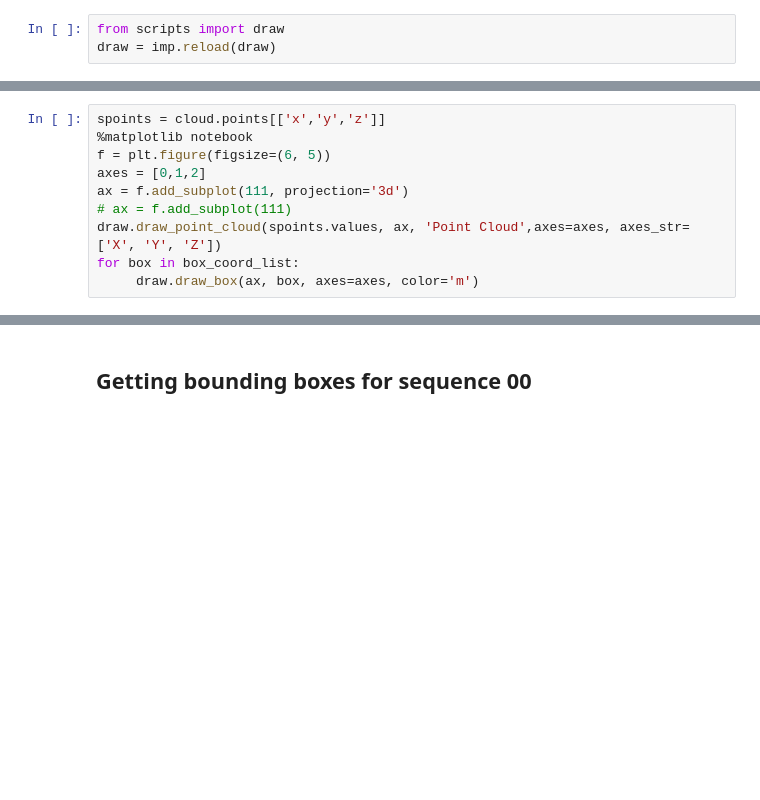
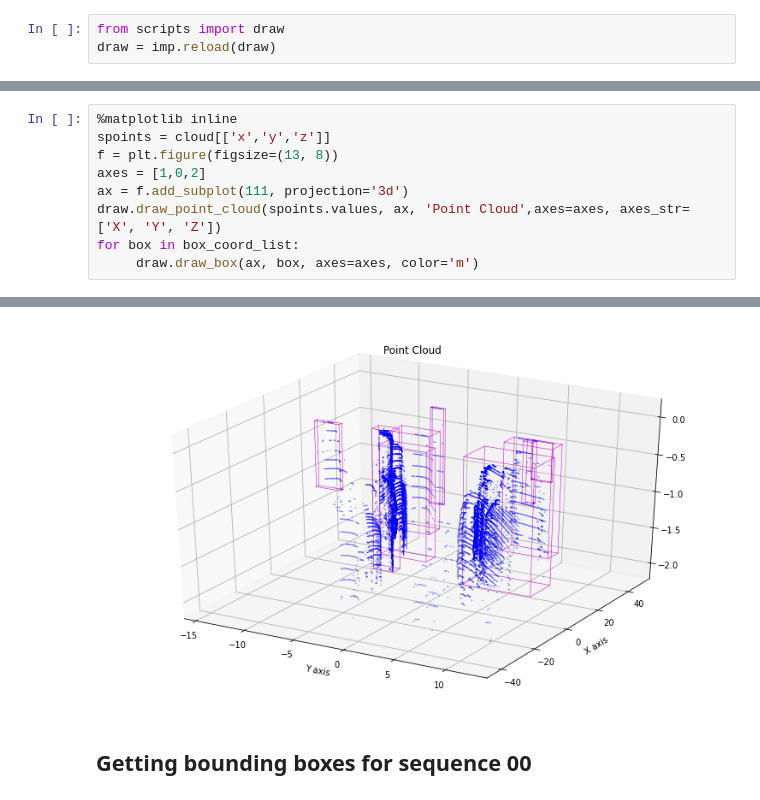
Before and after one commit to VirtualRoyalty/PointCloudSegmentation, a Jupyter notebook: obstacle-detection/examples/obstacle detection.ipynb, the cells around one changed output, grey strips where cells are left out. Drawn from its saved outputs; the diff is of its cells as text; blank space fills up the shorter version.

```diff
--- a/obstacle-detection/examples/obstacle detection.ipynb
+++ b/obstacle-detection/examples/obstacle detection.ipynb
@@ -235,10 +270,9 @@ for box in box_coord_list:
 # %%
-spoints = cloud.points[['x','y','z']]
-%matplotlib notebook
-f = plt.figure(figsize=(6, 5))
-axes = [0,1,2]
+%matplotlib inline
+spoints = cloud[['x','y','z']]
+f = plt.figure(figsize=(13, 8))
+axes = [1,0,2]
 ax = f.add_subplot(111, projection='3d')
-# ax = f.add_subplot(111)
 draw.draw_point_cloud(spoints.values, ax, 'Point Cloud',axes=axes, axes_str=['X', 'Y', 'Z'])
 for box in box_coord_list:
      draw.draw_box(ax, box, axes=axes, color='m')
@@ -248,3 +280,4 @@ for box in box_coord_list:
+[figure, added]
 # %% [markdown]
 ## Getting bounding boxes for sequence 00
 # %%
```
Also changed, not shown: parts of 27 cells of this notebook, 2 other files.
